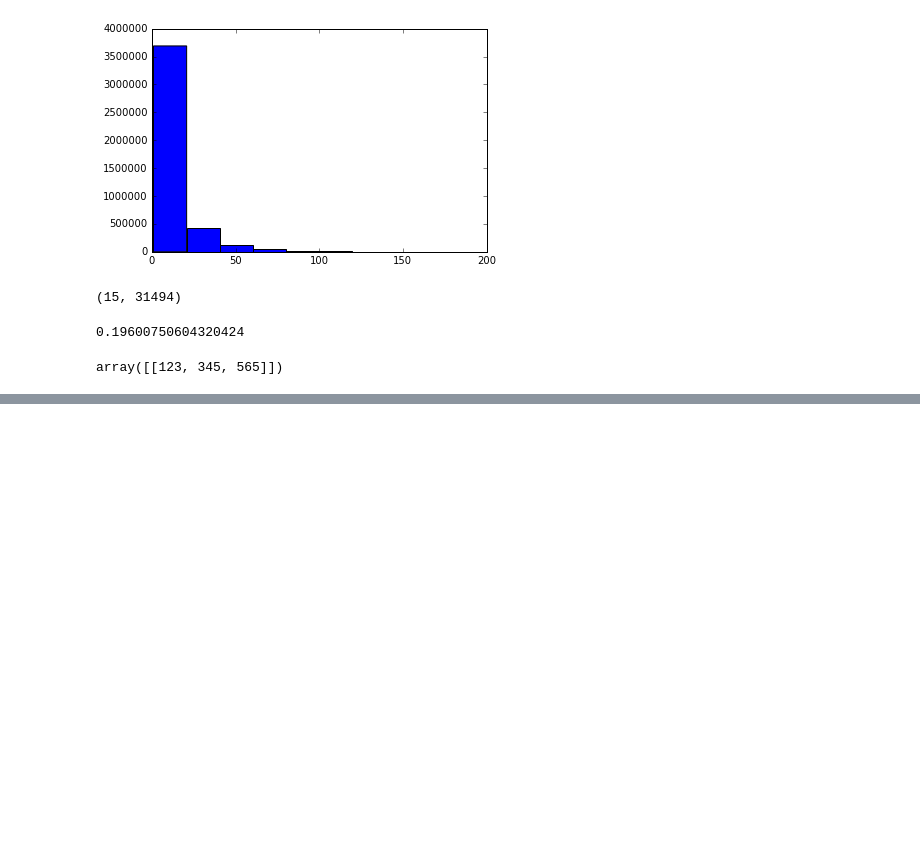
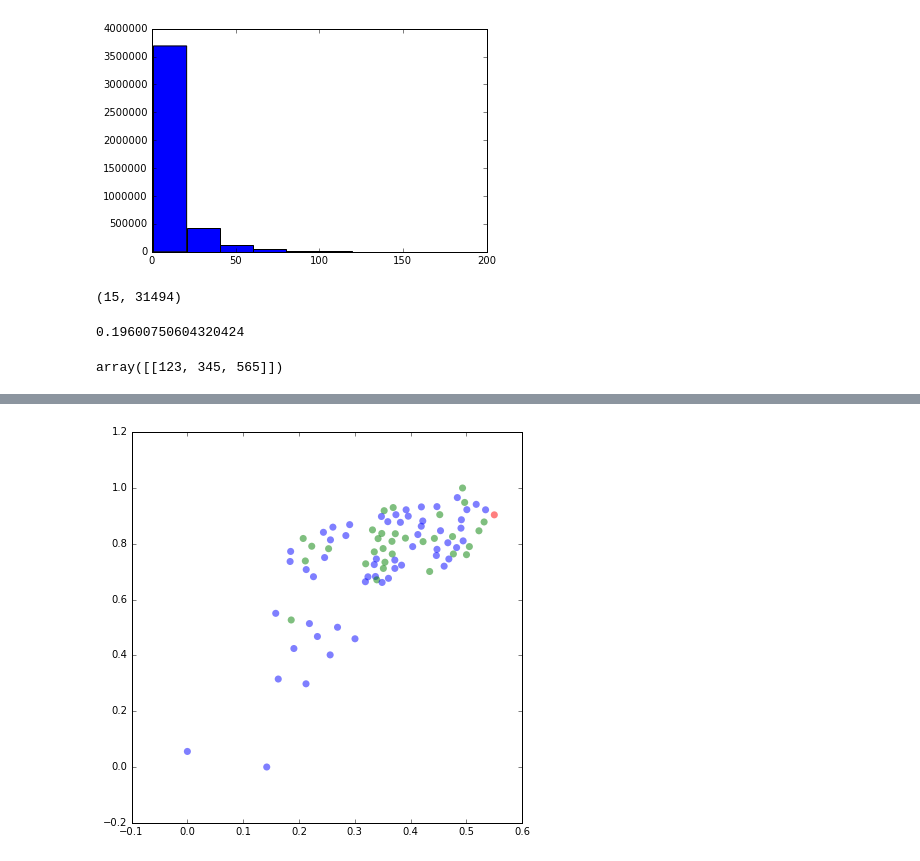
Before and after one commit to nikolausn/lab-adm-project, a Jupyter notebook: python-memetracker/experiment-3/EM-Meme.ipynb, the cells around one changed output, grey strips where cells are left out. Cells and saved outputs as stored; diff of their text form; code cells hidden in the pictures; blank space fills up the shorter version.

Commit message:
Principal Coordinate for Distance Matrix

```diff
--- a/python-memetracker/experiment-3/EM-Meme.ipynb
+++ b/python-memetracker/experiment-3/EM-Meme.ipynb
@@ -561,0 +676,12 @@ array([[123, 345, 565]])
+# %%
+# Define logSurvival and Hazard function
+def logSurvival(t_i, t_j, alpha_ji):
+    # survival function for the transmission
+    #print('log alpha: {}'.format(alpha_ji))
+    return -alpha_ji * (t_i - t_j)
+
+def hazard(t_i, t_j, alpha_ji):
+    # hazard function when one node succesfully infected
+    #print('haz alpha: {}'.format(alpha_ji))
+    #return alpha_ji
+    return alpha_ji
@@ -561,0 +928,2 @@ array([[123, 345, 565]])
+# %%
+tnode = solveTargetNode(774,2)
@@ -561,0 +972,38 @@ array([[123, 345, 565]])
+# %%
+import networkx as nx
+from mpl_toolkits.mplot3d import Axes3D
+
+dist_mat = tnode['mat']
+dist_mat = np.log(1/np.where(dist_mat<1e-6, 1e-6, dist_mat))
+#dist_mat = 1/np.where(dist_mat<1e-6, 1e-6, dist_mat)
+#dist_mat = np.where(dist_mat<1e-6, 1e-6, dist_mat)
+
+#pos = pCoordinate(dist_mat)
+#print(pos)
+
+G = nx.from_numpy_matrix(dist_mat)
+pos=nx.spring_layout(G,dim=2,k=0.3)
+#print(pos)
+
+trans = tnode['trans']
+colors = np.tile('',len(trans))
+for i in range(len(trans)):
+    tran = trans[i]
+    if tran == tnode['target']:
+        colors[i]='red'
+    if tran in tnode['parents']:
+        colors[i]='green'
+    if tran in tnode['neighbors']:
+        colors[i]='blue'
+
+fig = plt.figure(figsize=(7, 7))
+#ax = fig.add_subplot(111, projection='3d')
+for k, p in pos.items():
+    plt.scatter(p[0], p[1], marker='o', c=colors[k], s=50,alpha=0.5, edgecolor='None')
+    #ax.scatter(p[0], p[1], p[2], c=colors[k], marker='o')
+#lgd = plt.legend(markers, labels, numpoints=1, bbox_to_anchor=(1.17, 0.5))
+#plt.tight_layout()
+#plt.axis('equal')
+#pt.show()
+# %% [output]
+[figure, added]
```
Also changed, not shown: parts of 28 cells of this notebook, 2 other files.
